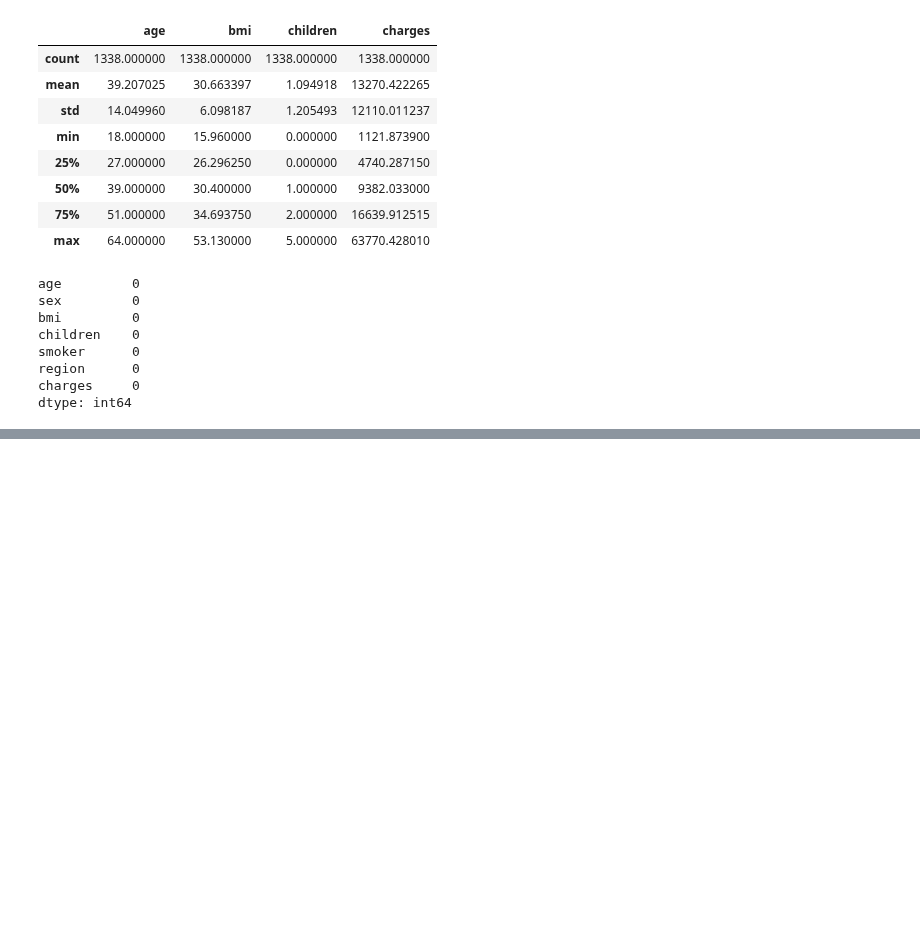
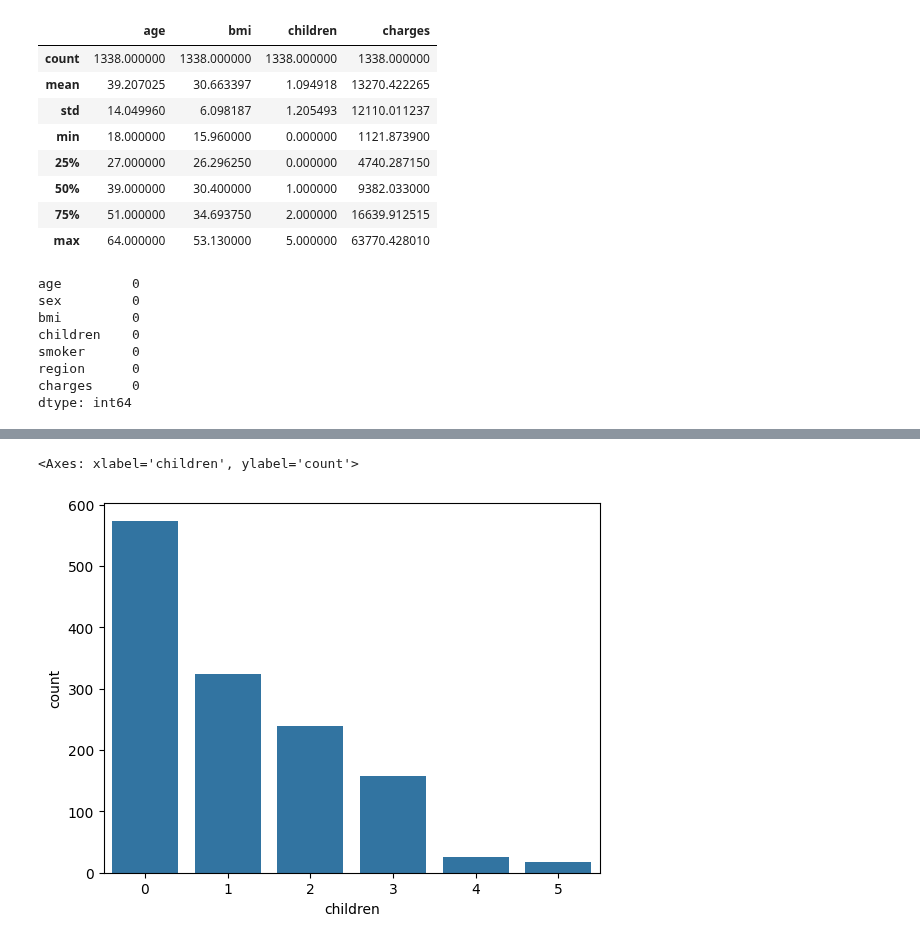
Before and after one commit to Murali-Manohar31/ML-work, a Jupyter notebook: Project.ipynb, the cells around one changed output, grey strips where cells are left out. Drawn from its saved outputs; the diff is of its cells as text; code cells hidden in the pictures; blank space fills up the shorter version.

```diff
--- a/Project.ipynb
+++ b/Project.ipynb
@@ -80,0 +95,5 @@ dtype: int64
+# %%
+sns.countplot(x=df['children'])
+# %% [output]
+<Axes: xlabel='children', ylabel='count'>
+[figure, added]
```
Also changed, not shown: parts of 5 cells of this notebook.
